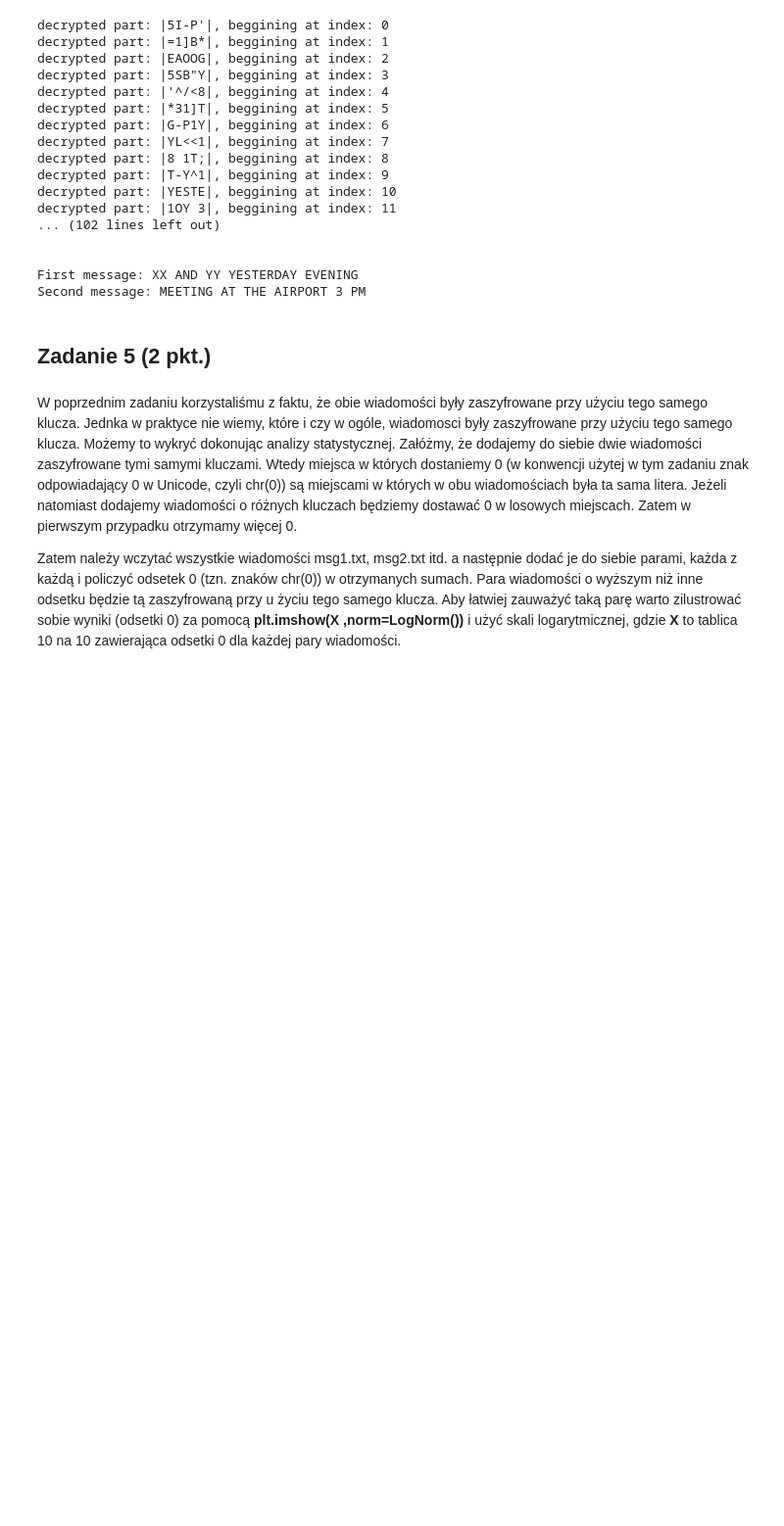
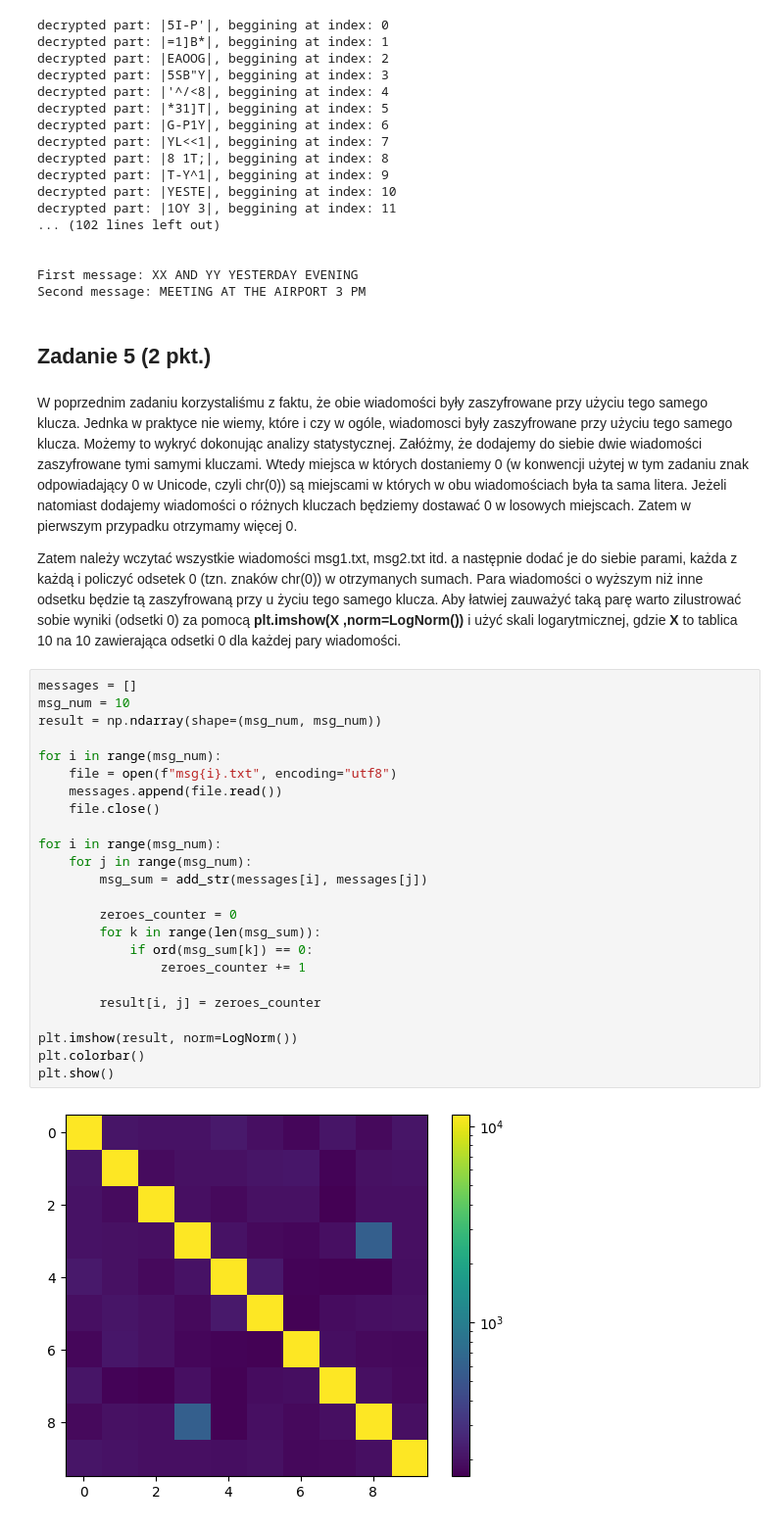
Before and after one commit to mawojcik/cryptography, a Jupyter notebook: Lista2/Lista2.ipynb, the cells around one changed output. Shown: that part at 98% size. Cells and saved outputs as stored; diff of their text form; blank space fills up the shorter version.

```diff
--- a/Lista2/Lista2.ipynb
+++ b/Lista2/Lista2.ipynb
@@ -274,3 +274,29 @@ Second message: MEETING AT THE AIRPORT 3 PM
 W poprzednim zadaniu korzystaliśmu z faktu, że obie wiadomości były zaszyfrowane przy użyciu tego samego klucza. Jednka w praktyce nie wiemy, które i czy w ogóle, wiadomosci były zaszyfrowane przy użyciu tego samego klucza. Możemy to wykryć dokonując analizy statystycznej. Załóżmy, że dodajemy do siebie dwie wiadomości zaszyfrowane tymi samymi kluczami. Wtedy miejsca w których dostaniemy 0 (w konwencji użytej w tym zadaniu znak odpowiadający 0 w Unicode, czyli chr(0)) są miejscami w których w obu wiadomościach była ta sama litera. Jeżeli natomiast dodajemy wiadomości o różnych kluczach będziemy dostawać 0 w losowych miejscach. Zatem w pierwszym przypadku otrzymamy więcej 0.
 
 Zatem należy wczytać wszystkie wiadomości msg1.txt, msg2.txt itd. a następnie dodać je do siebie parami, każda z każdą i policzyć odsetek 0 (tzn. znaków chr(0)) w otrzymanych sumach. Para wiadomości o wyższym niż inne odsetku będzie tą zaszyfrowaną przy u życiu tego samego klucza. Aby łatwiej zauważyć taką parę warto zilustrować sobie wyniki (odsetki 0) za pomocą **plt.imshow(X ,norm=LogNorm())** i użyć skali logarytmicznej, gdzie **X** to tablica 10 na 10 zawierająca odsetki 0 dla każdej pary wiadomości.
+# %%
+messages = []
+msg_num = 10
+result = np.ndarray(shape=(msg_num, msg_num))
+
+for i in range(msg_num):
+    file = open(f"msg{i}.txt", encoding="utf8")
+    messages.append(file.read())
+    file.close()
+
+for i in range(msg_num):
+    for j in range(msg_num):
+        msg_sum = add_str(messages[i], messages[j])
+
+        zeroes_counter = 0
+        for k in range(len(msg_sum)):
+            if ord(msg_sum[k]) == 0:
+                zeroes_counter += 1
+
+        result[i, j] = zeroes_counter
+
+plt.imshow(result, norm=LogNorm())
+plt.colorbar()
+plt.show()
+# %% [output]
+[figure, added]
```
Also changed, not shown: parts of 1 cell of this notebook.
